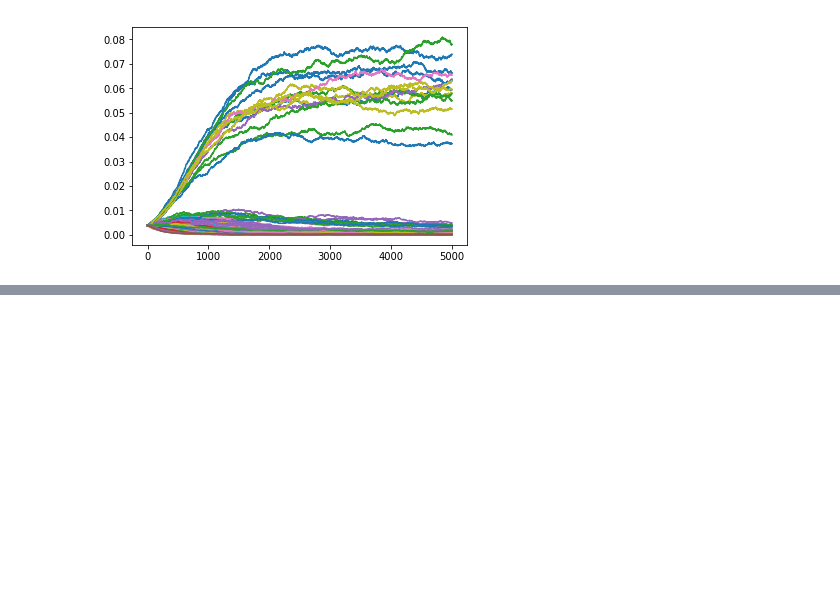
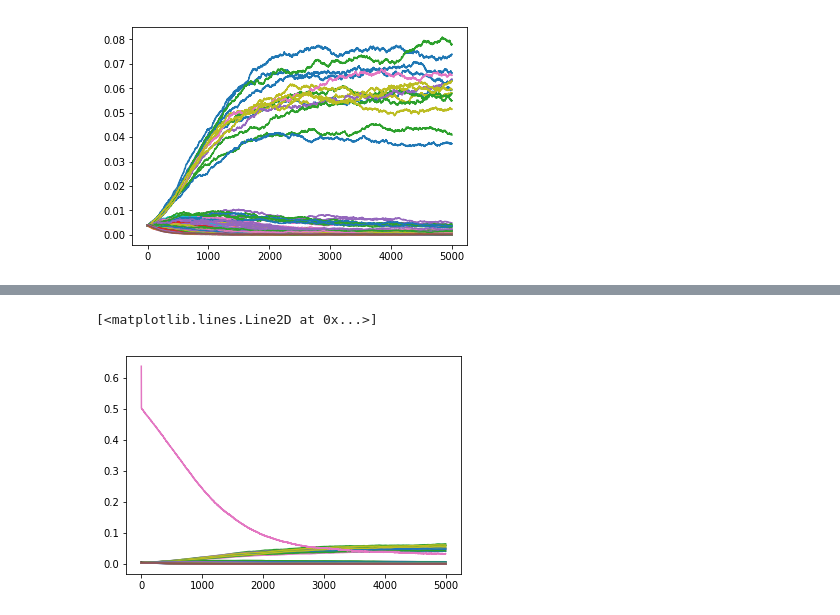
Before and after one commit to gavinforest/intergroupempathySimulations, a Jupyter notebook: play.ipynb, the cells around one changed output, grey strips where cells are left out. Drawn from its saved outputs; the diff is of its cells as text; code cells hidden in the pictures; blank space fills up the shorter version.

```diff
--- a/play.ipynb
+++ b/play.ipynb
@@ -180,0 +212,14 @@ cacheRuns(distributedResults2, paramDicts2)
+# %%
+paramDicts3 = []
+for i in range(4):
+    myparams = defaultParameters.copy()
+    myparams["NUMAGENTSPERNORM"] = 300
+    myparams["BATCHSPERAGENT"] = 4
+    myparams["BATCHSIZE"] = 25
+    myparams["gameBenefit"] = 8.0 + i * 1.0
+    paramDicts3.append(myparams)
+
+
+print("paramDicts: " + str(paramDicts3))
+distributedResults3 = J.evolveDistributed(paramDicts3)
+cacheRuns(distributedResults3, paramDicts3)
@@ -180,0 +244,11 @@ cacheRuns(distributedResults2, paramDicts2)
+# %%
+for i in range(256):
+	line = []
+	for stat in distributedResults3[3][0]:
+		line.append(stat[0][i])
+
+	plt.plot(line, label = "norm " + str(i+1))
+# plt.plot([stat[1] for stat in distributedResults3[0][0]])
+# %% [output]
+[<matplotlib.lines.Line2D at 0x...>]
+[figure, added]
```
Also changed, not shown: parts of 5 cells of this notebook, 1 other file.
